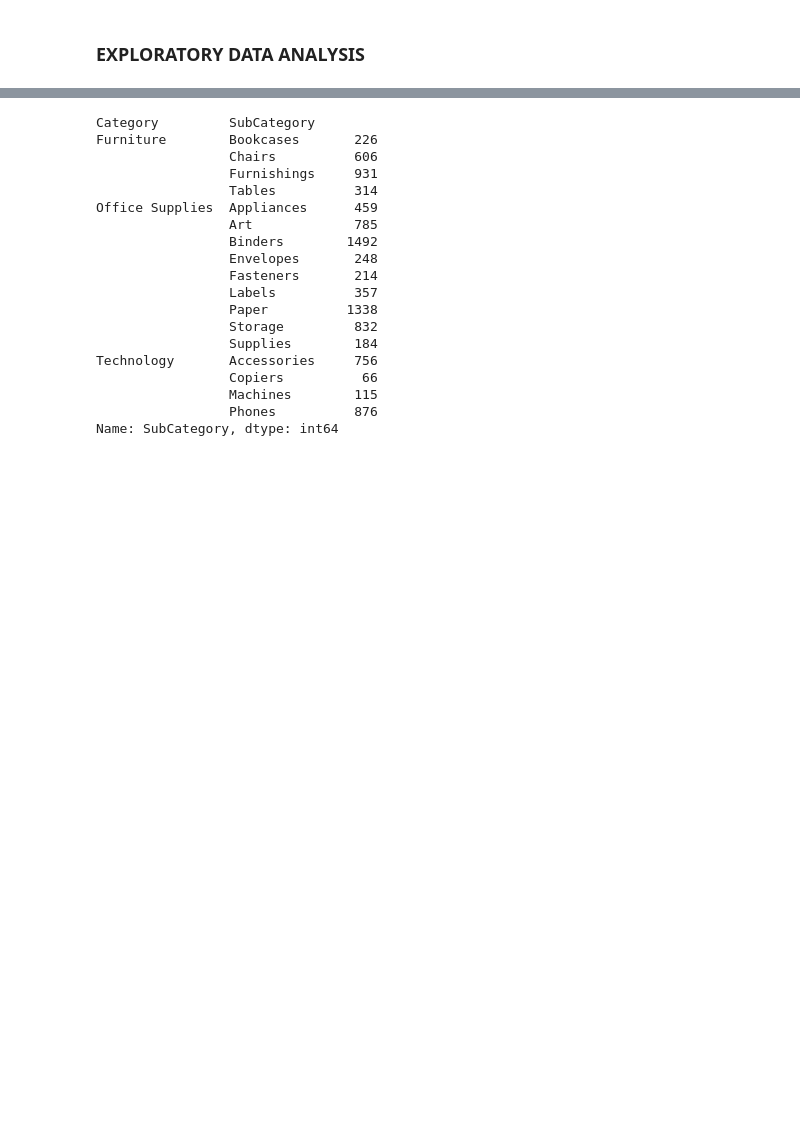
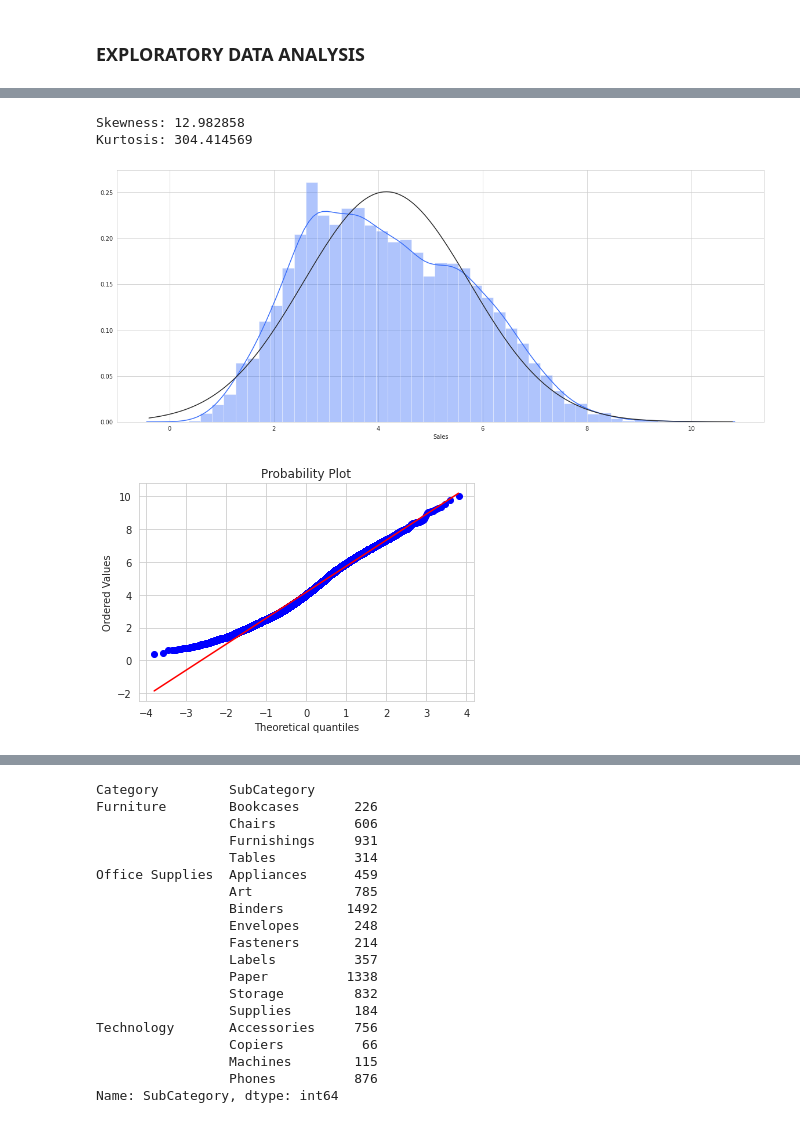
Before and after one commit to jha-vineet69/Sales-Forecasting-and-EDA, a Jupyter notebook: Dockship_EDA.ipynb, the cells around one changed output, grey strips where cells are left out. Cells and saved outputs as stored; diff of their text form; code cells hidden in the pictures; blank space fills up the shorter version.

```diff
--- a/Dockship_EDA.ipynb
+++ b/Dockship_EDA.ipynb
@@ -182,0 +205,18 @@ df.to_csv('SalesCleaned.csv')
+# %%
+# Compute skewness and kurtosis
+print("Skewness: %f" % df['Sales'].skew())
+print("Kurtosis: %f" % df['Sales'].kurt())
+# %% [output]
+Skewness: 12.982858
+Kurtosis: 304.414569
+# %%
+SalesVal = np.log(df['Sales']+1)
+# %%
+# Histogram and normal probability plot
+plt.figure(figsize=(20,8))
+sns.distplot(SalesVal, fit=norm);
+fig = plt.figure()
+res = stats.probplot(SalesVal, plot=plt)
+# %% [output]
+[figure, added]
+[figure, added]
```
Also changed, not shown: parts of 11 cells of this notebook.
